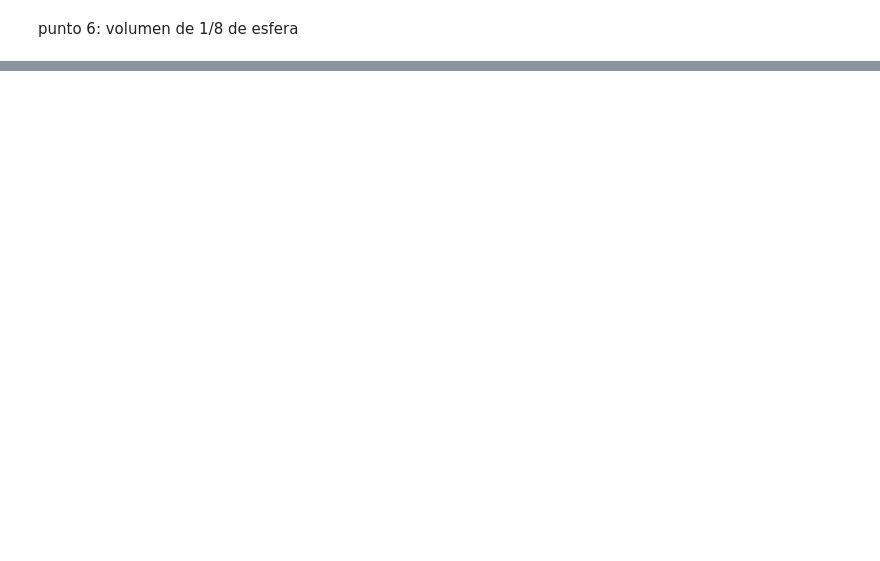
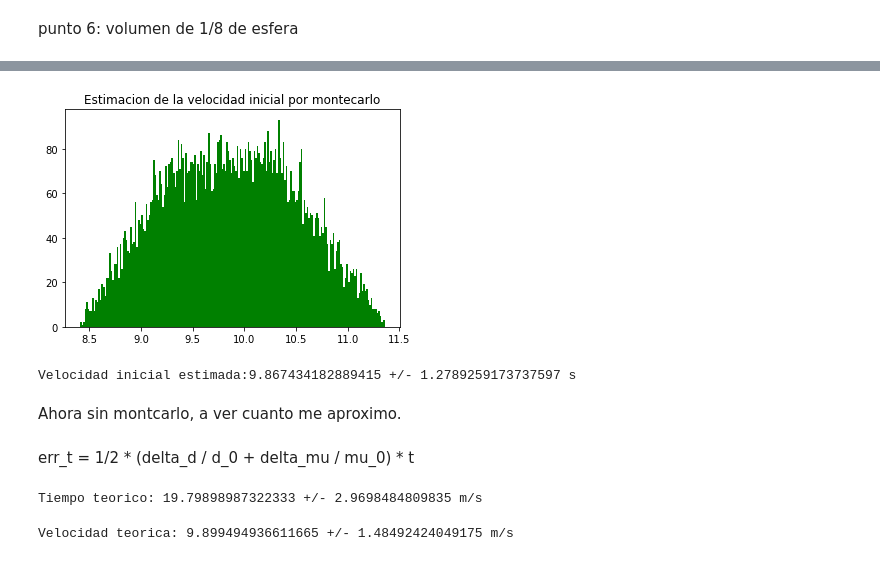
Before and after one commit to dai-dominikow/INSPT-computacion3, a Jupyter notebook: Trabajos-practicos/TP6 - montecarlo.ipynb, the cells around one changed output, grey strips where cells are left out. Drawn from its saved outputs; the diff is of its cells as text; code cells hidden in the pictures; blank space fills up the shorter version.

```diff
--- a/Trabajos-practicos/TP6 - montecarlo.ipynb
+++ b/Trabajos-practicos/TP6 - montecarlo.ipynb
@@ -134,0 +189,25 @@ Vol montecarlo: 33.376 m^3. Vol definicion: 33.510321638291124m^3
+# %%
+#calculo la velocidad
+MCv = np.sqrt(2*MCd*MCmu*g)
+plt.hist(MCv,bins=200, color='green')
+plt.title("Estimacion de la velocidad inicial por montecarlo")
+plt.show()
+#imprimo la incerteza de la velocidad inicial: para obtener el 95% de los valores voy a quedarme con 2*sigma
+print("Velocidad inicial estimada:{} +/- {} s".format(MCv.mean(),2*MCv.std()))
+# %% [output]
+[figure, added]
+Velocidad inicial estimada:9.867434182889415 +/- 1.2789259173737597 s
+# %% [markdown]
+Ahora sin montcarlo, a ver cuanto me aproximo.
+# %% [markdown]
+err_t =  1/2 * (delta_d / d_0 + delta_mu / mu_0) * t
+# %%
+err_t = 1/2 * (1/d + 0.1/mu )* t0
+print("Tiempo teorico: {} +/- {} m/s".format(t0,err_t))
+# %% [output]
+Tiempo teorico: 19.79898987322333 +/- 2.9698484809835 m/s
+# %%
+err_v = 1/2 * (1/d + 0.1/mu )* v0
+print("Velocidad teorica: {} +/- {} m/s".format(v0,err_v))
+# %% [output]
+Velocidad teorica: 9.899494936611665 +/- 1.48492424049175 m/s
```
Also changed, not shown: parts of 11 cells of this notebook.
